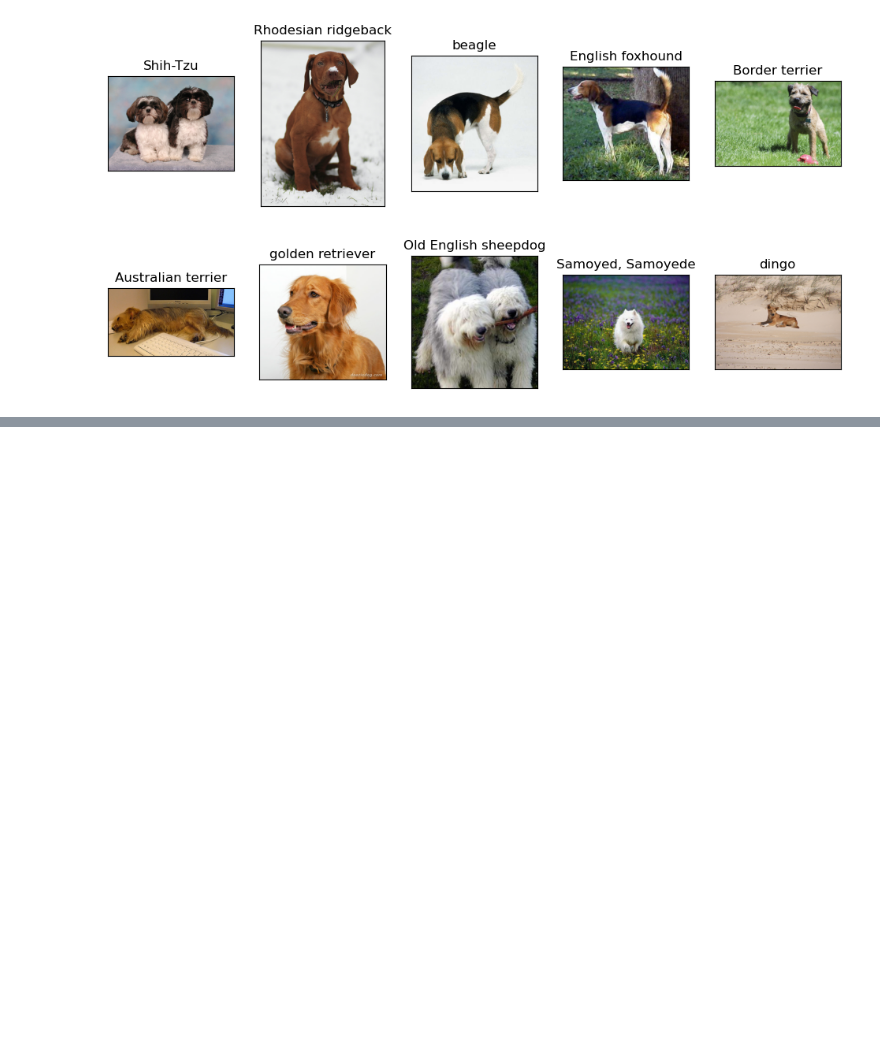
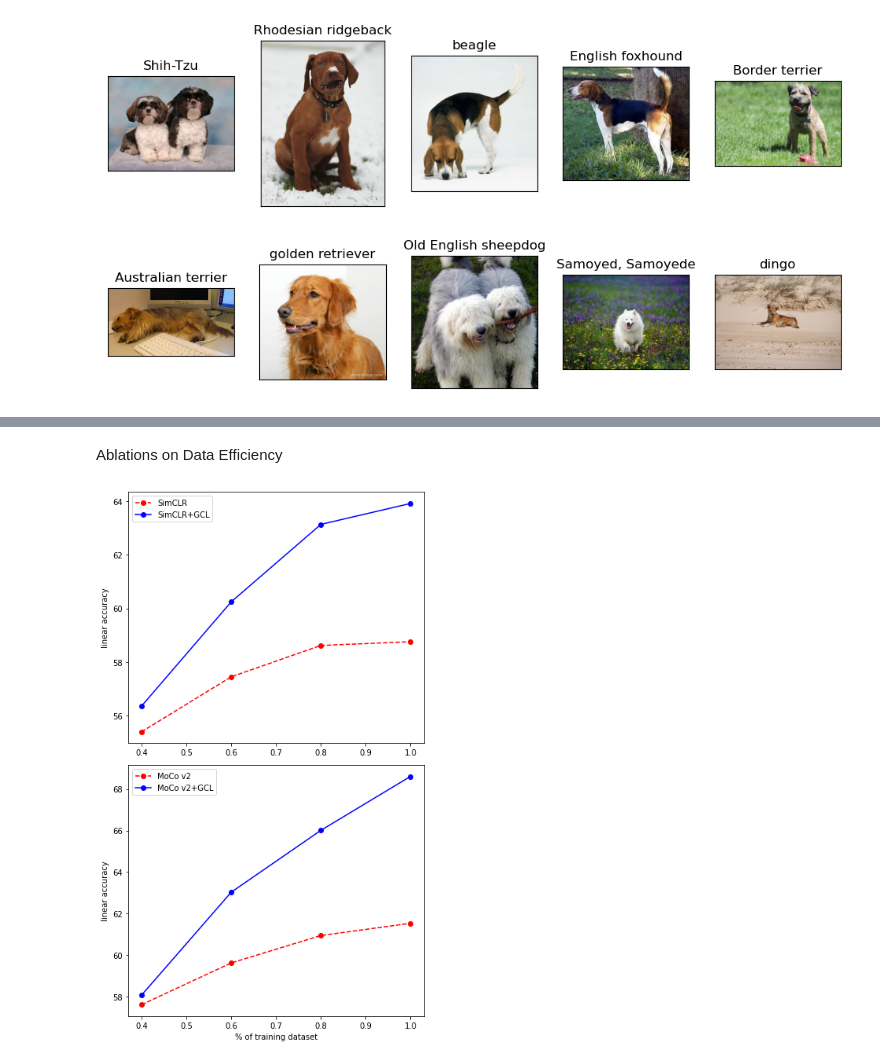
Before and after one commit to YeskendirK/geometric-contrastive-learning, a Jupyter notebook: visualizations.ipynb, the cells around one changed output, grey strips where cells are left out. Cells and saved outputs as stored; diff of their text form; code cells hidden in the pictures; blank space fills up the shorter version.

```diff
--- a/visualizations.ipynb
+++ b/visualizations.ipynb
@@ -140,0 +181,41 @@ imagewoof_map= {"n02086240": "Shih-Tzu",
+# %% [markdown]
+Ablations on Data Efficiency
+# %%
+import numpy as np
+import matplotlib.pyplot as plt
+fractions = [0.4, 0.6, 0.8, 1.0]
+
+simclr = [55.4, 57.45, 58.62, 58.76]
+simclr_gcl = [56.36, 60.25, 63.14, 63.92]
+
+moco = [57.61, 59.62, 60.94, 61.53]
+moco_gcl = [58.07, 63.03, 66.01, 68.61]
+
+fig, (ax1, ax2) = plt.subplots(2, 1)#,sharex=True)
+fig.set_size_inches(6, 10)
+
+# fig.suptitle('Horizontally stacked subplots')
+ax1.plot(fractions, simclr, color='red', linestyle='dashed', marker='o', label='SimCLR')
+ax1.plot(fractions, simclr_gcl, color='blue', marker='o',  label='SimCLR+GCL')
+# ax1.set_xlabel("% of training dataset")
+ax1.set_ylabel("linear accuracy")
+# plt.legend()
+
+
+# x_small = np.arange(0,15,0.005)   # start,stop,step
+# cos_small = (1+np.cos(np.pi*x_small/180))/2
+# arccos_small = 1-x_small/180#(np.pi)
+ax2.plot(fractions, moco, color='red', linestyle='dashed', marker='o', label='MoCo v2')
+ax2.plot(fractions, moco_gcl, color='blue', marker='o',  label='MoCo v2+GCL')
+ax2.set_xlabel("% of training dataset")
+ax2.set_ylabel("linear accuracy")
+
+
+ax1.legend()
+ax2.legend()
+# plt.legend()
+# plt.legend(loc=(1.04, 0.85))
+plt.tight_layout()
+plt.savefig("data_fractions.png")
+# %% [output]
+[figure, added]
```
Also changed, not shown: parts of 6 cells of this notebook, 9 other files.
